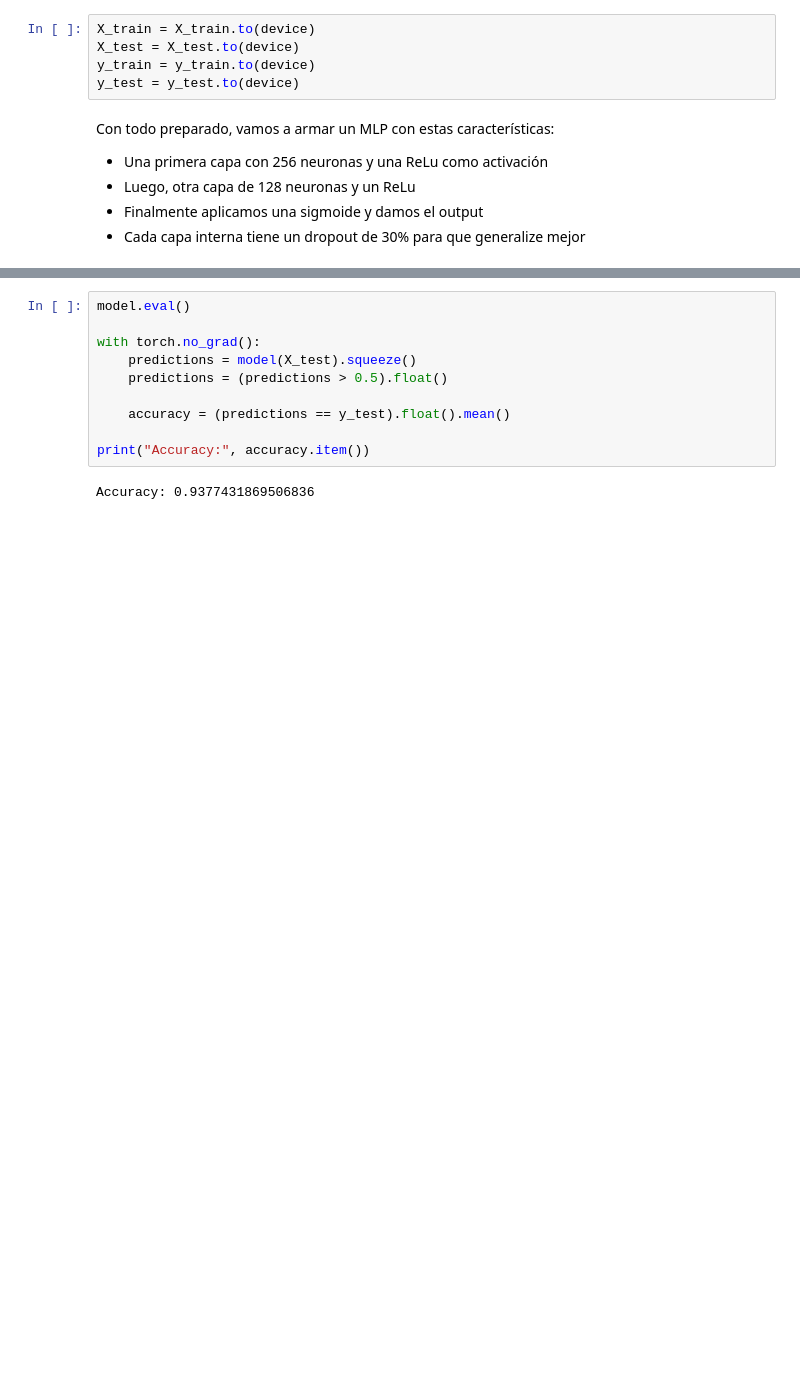
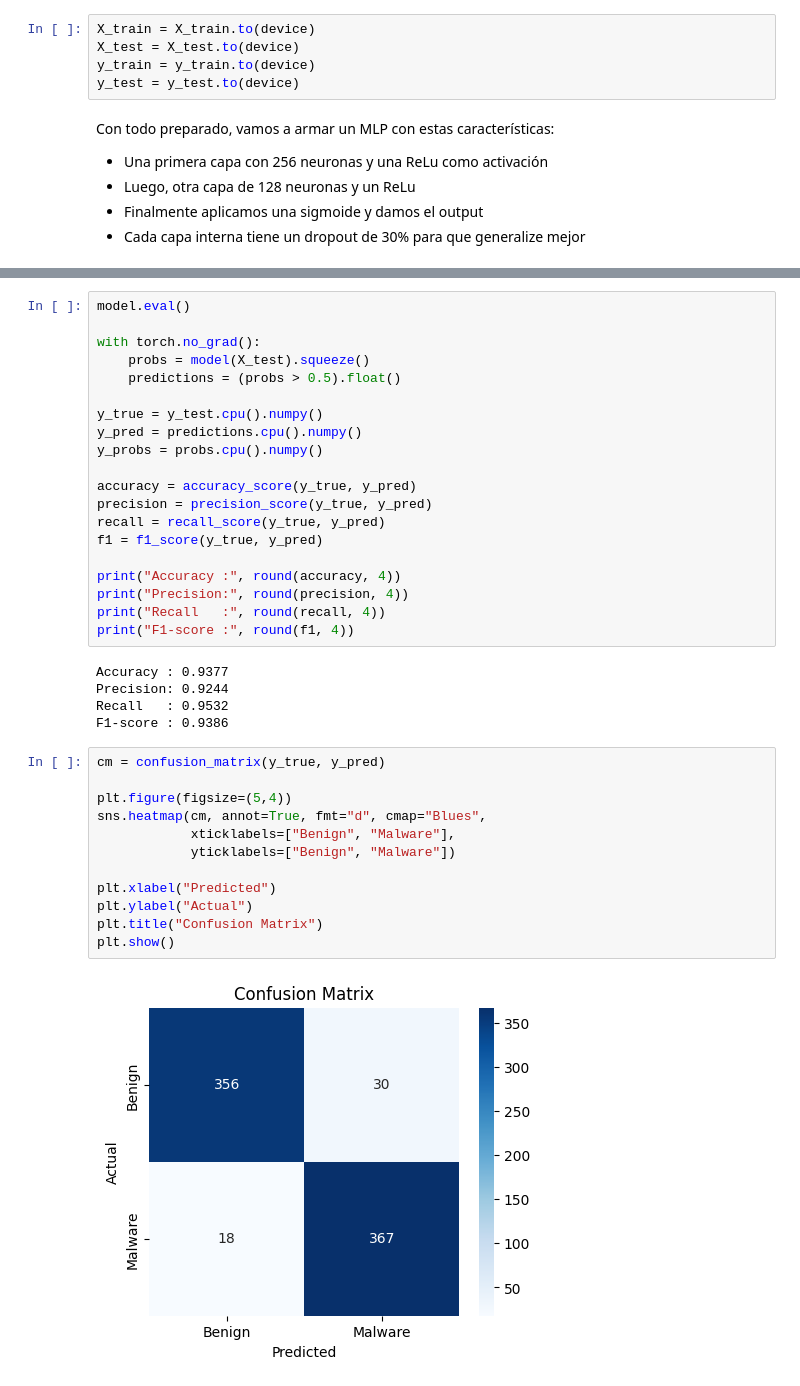
Before and after one commit to PedroPabloGuzmanMayen/Lab2_SDS, a Jupyter notebook: gemini.ipynb, the cells around one changed output, grey strips where cells are left out. Drawn from its saved outputs; the diff is of its cells as text; blank space fills up the shorter version.

```diff
--- a/gemini.ipynb
+++ b/gemini.ipynb
@@ -164,11 +166,38 @@ Epoch 100/100, Loss: 0.1173
 model.eval()
 
 with torch.no_grad():
-    predictions = model(X_test).squeeze()
-    predictions = (predictions > 0.5).float()
+    probs = model(X_test).squeeze()
+    predictions = (probs > 0.5).float()
 
-    accuracy = (predictions == y_test).float().mean()
+y_true = y_test.cpu().numpy()
+y_pred = predictions.cpu().numpy()
+y_probs = probs.cpu().numpy()
 
-print("Accuracy:", accuracy.item())
+accuracy = accuracy_score(y_true, y_pred)
+precision = precision_score(y_true, y_pred)
+recall = recall_score(y_true, y_pred)
+f1 = f1_score(y_true, y_pred)
+
+print("Accuracy :", round(accuracy, 4))
+print("Precision:", round(precision, 4))
+print("Recall   :", round(recall, 4))
+print("F1-score :", round(f1, 4))
 # %% [output]
-Accuracy: 0.9377431869506836
+Accuracy : 0.9377
+Precision: 0.9244
+Recall   : 0.9532
+F1-score : 0.9386
+# %%
+cm = confusion_matrix(y_true, y_pred)
+
+plt.figure(figsize=(5,4))
+sns.heatmap(cm, annot=True, fmt="d", cmap="Blues",
+            xticklabels=["Benign", "Malware"],
+            yticklabels=["Benign", "Malware"])
+
+plt.xlabel("Predicted")
+plt.ylabel("Actual")
+plt.title("Confusion Matrix")
+plt.show()
+# %% [output]
+[figure, added]
```
Also changed, not shown: parts of 4 cells of this notebook, 1 other file.
